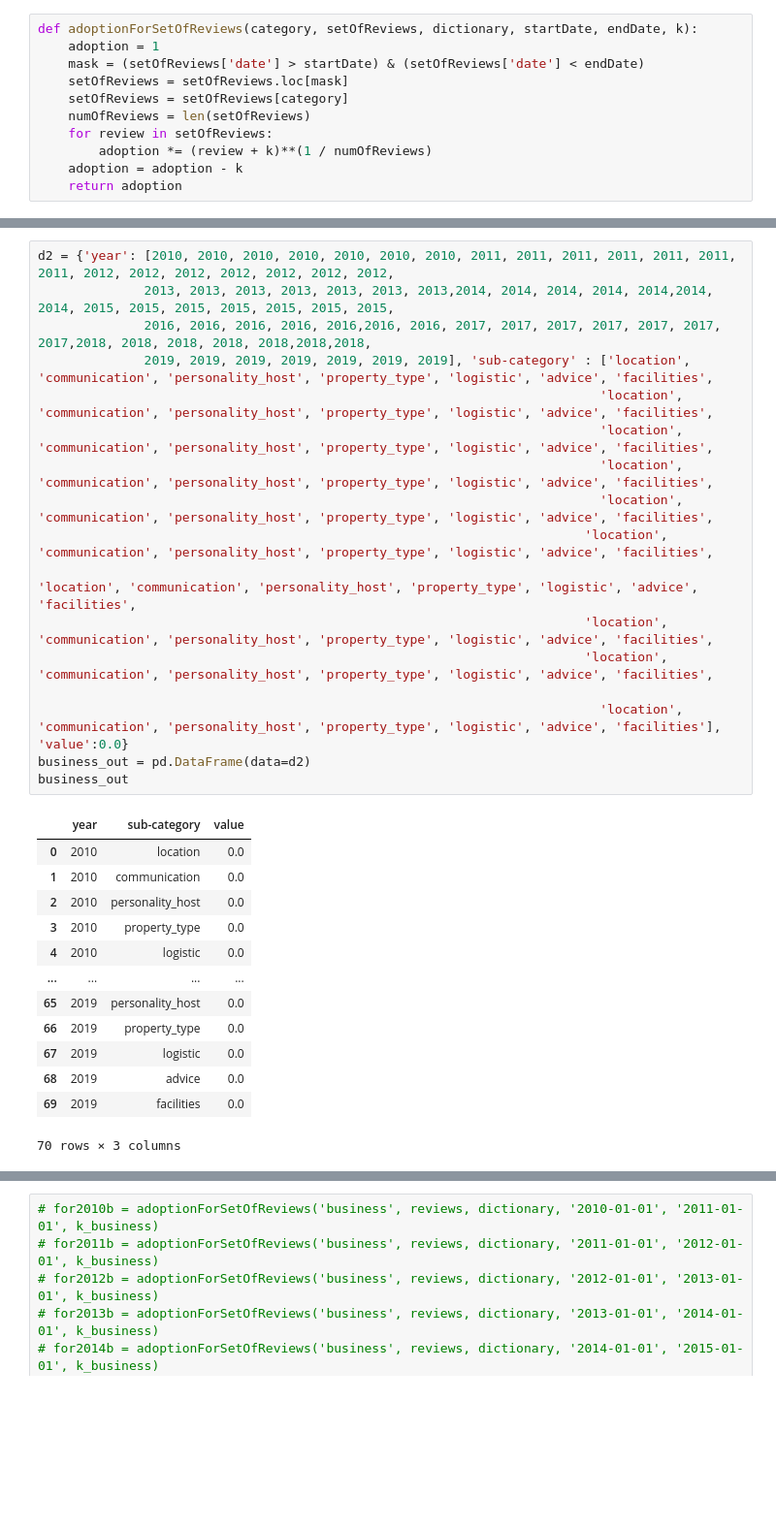
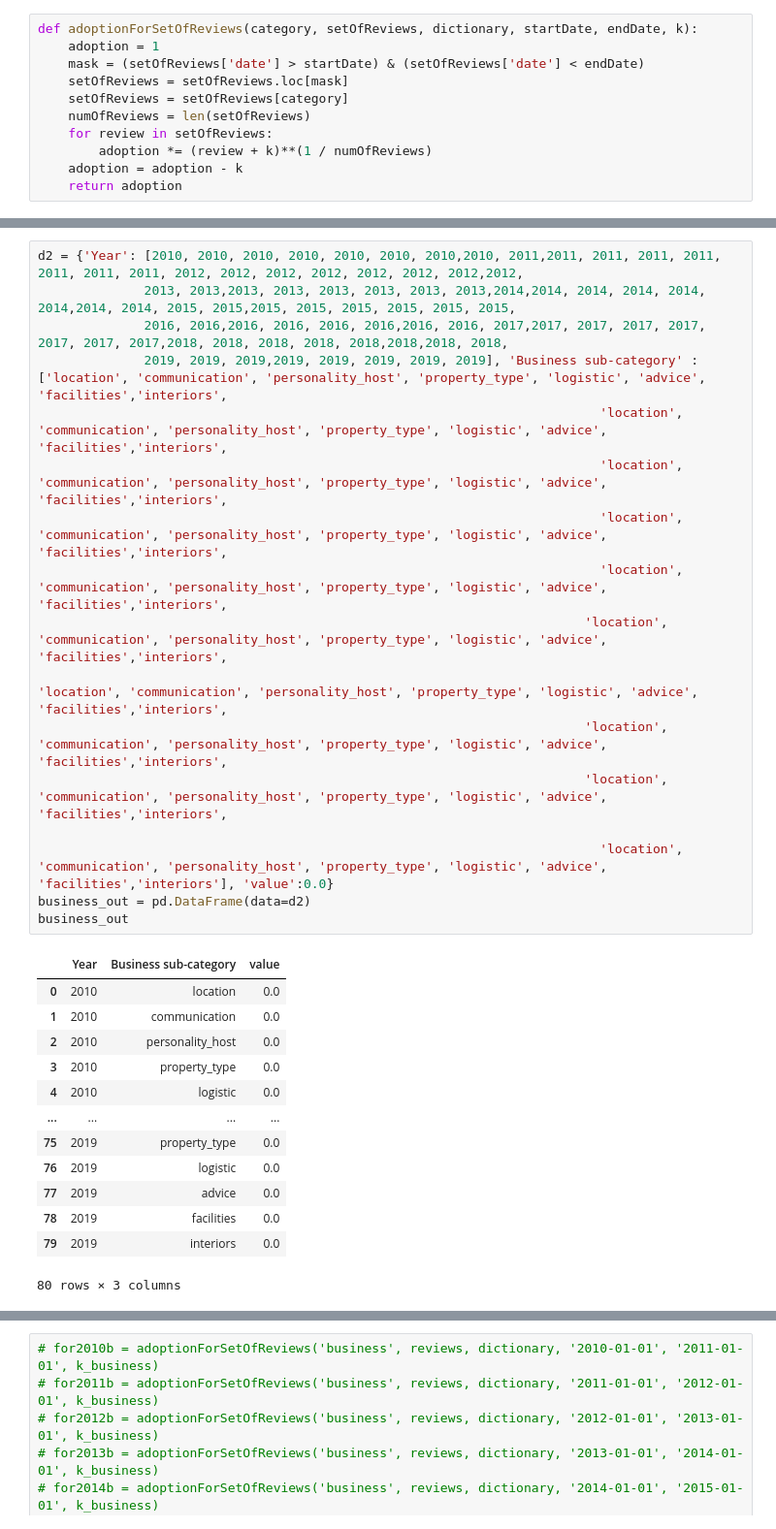
Before and after one commit to hirurana/COMP0031, a Jupyter notebook: Scripts/Adoption_Calculation-Business.ipynb, the cells around one changed output, grey strips where cells are left out. Shown at 97% size. Cells and saved outputs as stored; diff of their text form; blank space fills up the shorter version.

```diff
--- a/Scripts/Adoption_Calculation-Business.ipynb
+++ b/Scripts/Adoption_Calculation-Business.ipynb
@@ -235,32 +238,32 @@ setOfReviews
 # %%
-d2 = {'year': [2010, 2010, 2010, 2010, 2010, 2010, 2010, 2011, 2011, 2011, 2011, 2011, 2011, 2011, 2012, 2012, 2012, 2012, 2012, 2012, 2012,
-              2013, 2013, 2013, 2013, 2013, 2013, 2013,2014, 2014, 2014, 2014, 2014,2014, 2014, 2015, 2015, 2015, 2015, 2015, 2015, 2015,
-              2016, 2016, 2016, 2016, 2016,2016, 2016, 2017, 2017, 2017, 2017, 2017, 2017, 2017,2018, 2018, 2018, 2018, 2018,2018,2018,
-              2019, 2019, 2019, 2019, 2019, 2019, 2019], 'sub-category' : ['location', 'communication', 'personality_host', 'property_type', 'logistic', 'advice', 'facilities',
-                                                                          'location', 'communication', 'personality_host', 'property_type', 'logistic', 'advice', 'facilities',
-                                                                          'location', 'communication', 'personality_host', 'property_type', 'logistic', 'advice', 'facilities',
-                                                                          'location', 'communication', 'personality_host', 'property_type', 'logistic', 'advice', 'facilities',
-                                                                          'location', 'communication', 'personality_host', 'property_type', 'logistic', 'advice', 'facilities',
-                                                                        'location', 'communication', 'personality_host', 'property_type', 'logistic', 'advice', 'facilities',
-                                                                                                  'location', 'communication', 'personality_host', 'property_type', 'logistic', 'advice', 'facilities',
-                                                                        'location', 'communication', 'personality_host', 'property_type', 'logistic', 'advice', 'facilities',
-                                                                        'location', 'communication', 'personality_host', 'property_type', 'logistic', 'advice', 'facilities',
+d2 = {'Year': [2010, 2010, 2010, 2010, 2010, 2010, 2010,2010, 2011,2011, 2011, 2011, 2011, 2011, 2011, 2011, 2012, 2012, 2012, 2012, 2012, 2012, 2012,2012,
+              2013, 2013,2013, 2013, 2013, 2013, 2013, 2013,2014,2014, 2014, 2014, 2014, 2014,2014, 2014, 2015, 2015,2015, 2015, 2015, 2015, 2015, 2015,
+              2016, 2016,2016, 2016, 2016, 2016,2016, 2016, 2017,2017, 2017, 2017, 2017, 2017, 2017, 2017,2018, 2018, 2018, 2018, 2018,2018,2018, 2018,
+              2019, 2019, 2019,2019, 2019, 2019, 2019, 2019], 'Business sub-category' : ['location', 'communication', 'personality_host', 'property_type', 'logistic', 'advice', 'facilities','interiors',
+                                                                          'location', 'communication', 'personality_host', 'property_type', 'logistic', 'advice', 'facilities','interiors',
+                                                                          'location', 'communication', 'personality_host', 'property_type', 'logistic', 'advice', 'facilities','interiors',
+                                                                          'location', 'communication', 'personality_host', 'property_type', 'logistic', 'advice', 'facilities','interiors',
+                                                                          'location', 'communication', 'personality_host', 'property_type', 'logistic', 'advice', 'facilities','interiors',
+                                                                        'location', 'communication', 'personality_host', 'property_type', 'logistic', 'advice', 'facilities','interiors',
+                                                                                                  'location', 'communication', 'personality_host', 'property_type', 'logistic', 'advice', 'facilities','interiors',
+                                                                        'location', 'communication', 'personality_host', 'property_type', 'logistic', 'advice', 'facilities','interiors',
+                                                                        'location', 'communication', 'personality_host', 'property_type', 'logistic', 'advice', 'facilities','interiors',
 
-                                                                          'location', 'communication', 'personality_host', 'property_type', 'logistic', 'advice', 'facilities'], 'value':0.0}
+                                                                          'location', 'communication', 'personality_host', 'property_type', 'logistic', 'advice', 'facilities','interiors'], 'value':0.0}
 business_out = pd.DataFrame(data=d2)
 business_out
 # %% [output]
-|  | year | sub-category | value |
+|  | Year | Business sub-category | value |
 | 0 | 2010 | location | 0.0 |
 | 1 | 2010 | communication | 0.0 |
 | 2 | 2010 | personality_host | 0.0 |
 | 3 | 2010 | property_type | 0.0 |
 | 4 | 2010 | logistic | 0.0 |
 | ... | ... | ... | ... |
-| 65 | 2019 | personality_host | 0.0 |
-| 66 | 2019 | property_type | 0.0 |
-| 67 | 2019 | logistic | 0.0 |
-| 68 | 2019 | advice | 0.0 |
-| 69 | 2019 | facilities | 0.0 |
+| 75 | 2019 | property_type | 0.0 |
+| 76 | 2019 | logistic | 0.0 |
+| 77 | 2019 | advice | 0.0 |
+| 78 | 2019 | facilities | 0.0 |
+| 79 | 2019 | interiors | 0.0 |
-70 rows × 3 columns
+80 rows × 3 columns
 # %%
```
Also changed, not shown: parts of 13 cells of this notebook.
